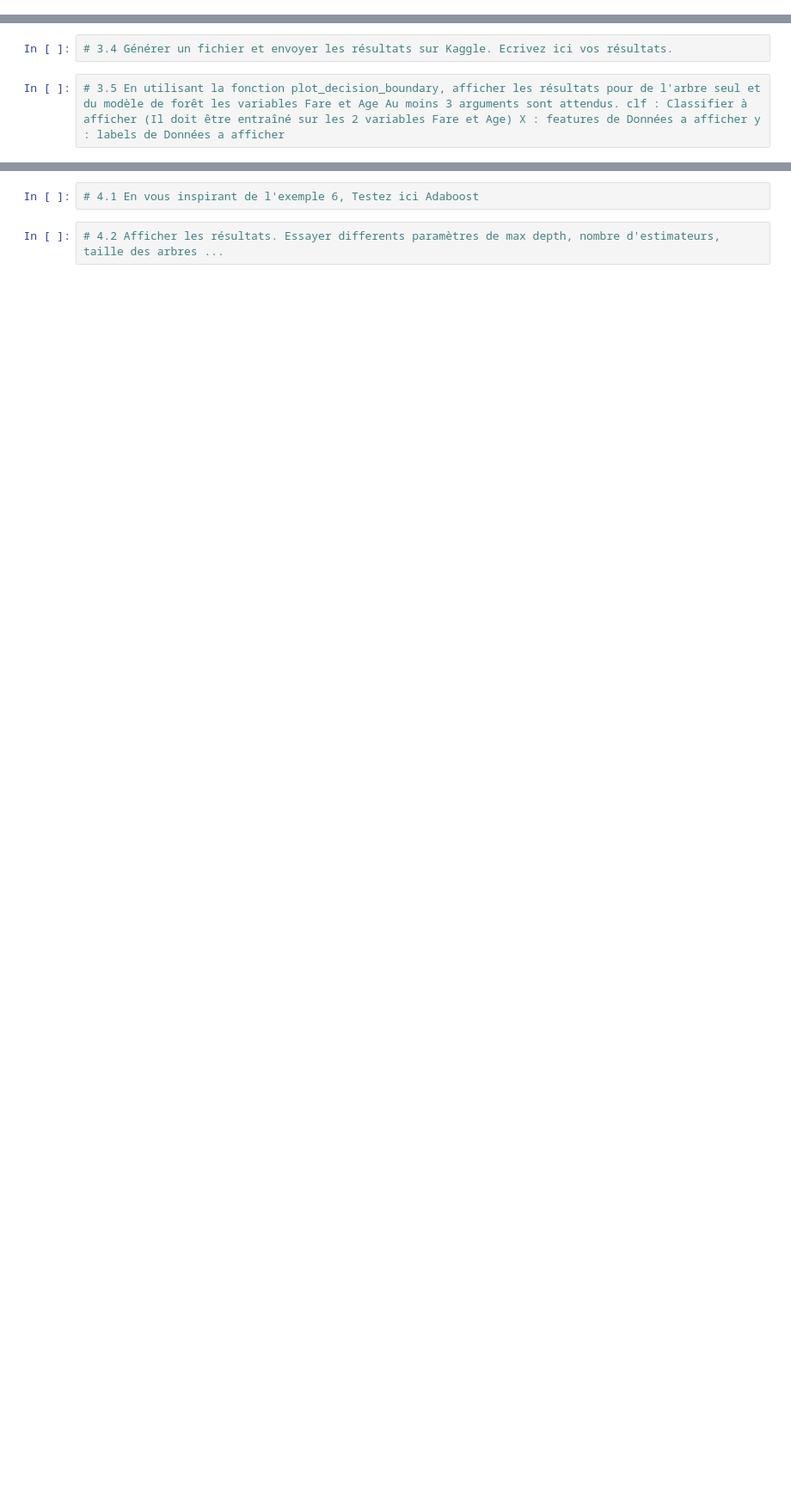
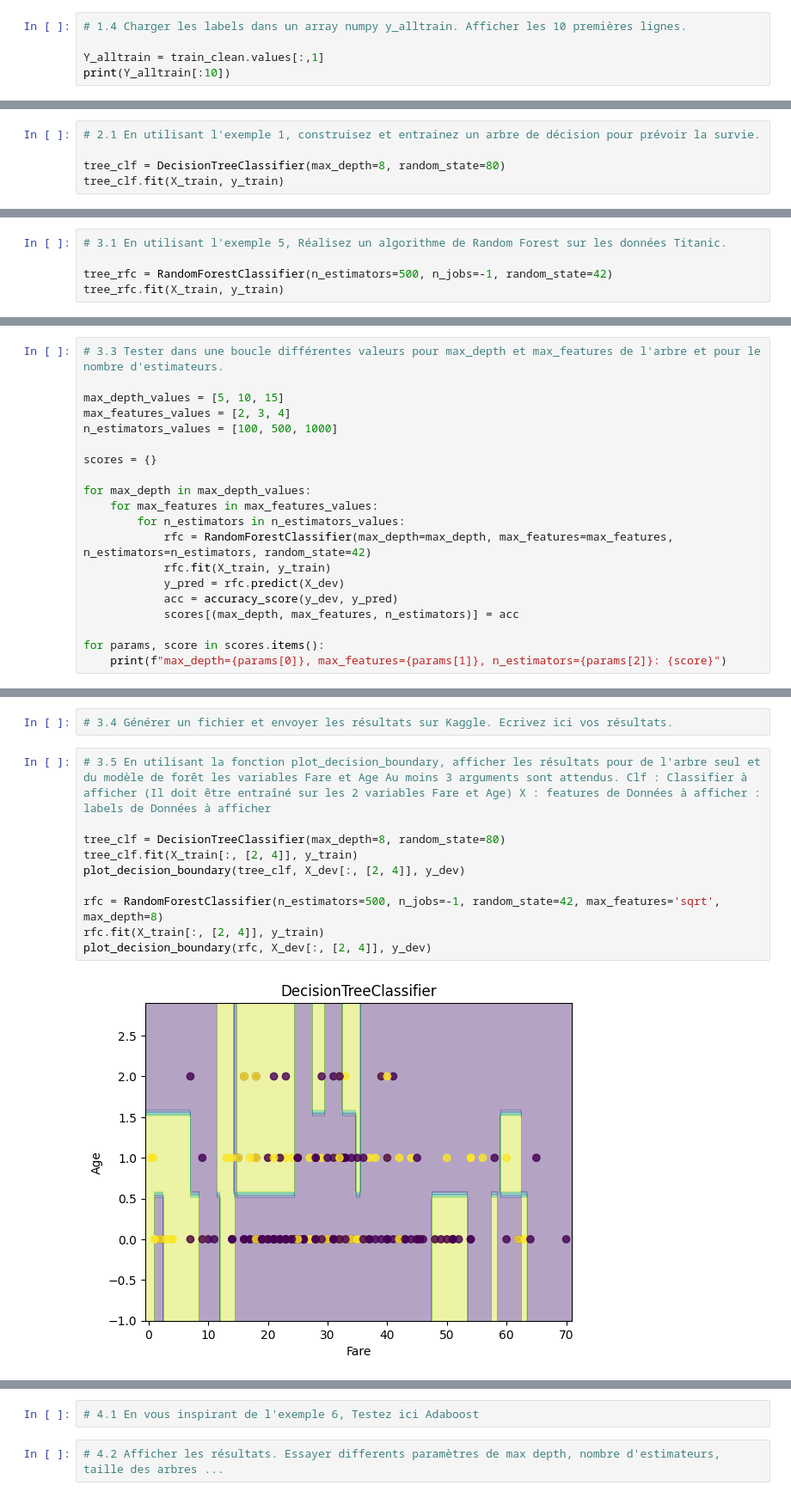
Before and after one commit to gabgabb/IA, a Jupyter notebook: machineLearning/TP2/FILIOT_Gabriel_tp2_MachineLearning.ipynb, the cells around one changed output, grey strips where cells are left out. Shown at 86% size. Cells and saved outputs as stored; diff of their text form; blank space fills up the shorter version.

```diff
--- a/machineLearning/TP2/FILIOT_Gabriel_tp2_MachineLearning.ipynb
+++ b/machineLearning/TP2/FILIOT_Gabriel_tp2_MachineLearning.ipynb
@@ -247,0 +311,5 @@ RandomForestClassifier(n_estimators=500, n_jobs=-1, random_state=42)
+# %%
+# 1.4 Charger les labels dans un array numpy y_alltrain. Afficher les 10 premières lignes.
+
+Y_alltrain = train_clean.values[:,1]
+print(Y_alltrain[:10])
@@ -247,0 +407,5 @@ RandomForestClassifier(n_estimators=500, n_jobs=-1, random_state=42)
+# %%
+# 2.1 En utilisant l'exemple 1, construisez et entrainez un arbre de décision pour prévoir la survie.
+
+tree_clf = DecisionTreeClassifier(max_depth=8, random_state=80)
+tree_clf.fit(X_train, y_train)
@@ -247,0 +446,5 @@ RandomForestClassifier(n_estimators=500, n_jobs=-1, random_state=42)
+# %%
+# 3.1 En utilisant l'exemple 5, Réalisez un algorithme de Random Forest sur les données Titanic.
+
+tree_rfc = RandomForestClassifier(n_estimators=500, n_jobs=-1, random_state=42)
+tree_rfc.fit(X_train, y_train)
@@ -247,0 +459,20 @@ RandomForestClassifier(n_estimators=500, n_jobs=-1, random_state=42)
+# %%
+# 3.3 Tester dans une boucle différentes valeurs pour max_depth et max_features de l'arbre et pour le nombre d'estimateurs.
+
+max_depth_values = [5, 10, 15]
+max_features_values = [2, 3, 4]
+n_estimators_values = [100, 500, 1000]
+
+scores = {}
+
+for max_depth in max_depth_values:
+    for max_features in max_features_values:
+        for n_estimators in n_estimators_values:
+            rfc = RandomForestClassifier(max_depth=max_depth, max_features=max_features, n_estimators=n_estimators, random_state=42)
+            rfc.fit(X_train, y_train)
+            y_pred = rfc.predict(X_dev)
+            acc = accuracy_score(y_dev, y_pred)
+            scores[(max_depth, max_features, n_estimators)] = acc
+
+for params, score in scores.items():
+    print(f"max_depth={params[0]}, max_features={params[1]}, n_estimators={params[2]}: {score}")
@@ -248,4 +497,14 @@ RandomForestClassifier(n_estimators=500, n_jobs=-1, random_state=42)
 # %%
 # 3.4 Générer un fichier et envoyer les résultats sur Kaggle. Ecrivez ici vos résultats.
 # %%
-# 3.5 En utilisant la fonction plot_decision_boundary, afficher les résultats pour de l'arbre seul et du modèle de forêt les variables Fare et Age Au moins 3 arguments sont attendus. clf : Classifier à afficher (Il doit être entraîné sur les 2 variables Fare et Age) X : features de Données a afficher y : labels de Données a afficher
+# 3.5 En utilisant la fonction plot_decision_boundary, afficher les résultats pour de l'arbre seul et du modèle de forêt les variables Fare et Age Au moins 3 arguments sont attendus. Clf : Classifier à afficher (Il doit être entraîné sur les 2 variables Fare et Age) X : features de Données à afficher : labels de Données à afficher
+
+tree_clf = DecisionTreeClassifier(max_depth=8, random_state=80)
+tree_clf.fit(X_train[:, [2, 4]], y_train)
+plot_decision_boundary(tree_clf, X_dev[:, [2, 4]], y_dev)
+
+rfc = RandomForestClassifier(n_estimators=500, n_jobs=-1, random_state=42, max_features='sqrt', max_depth=8)
+rfc.fit(X_train[:, [2, 4]], y_train)
+plot_decision_boundary(rfc, X_dev[:, [2, 4]], y_dev)
+# %% [output]
+[figure, added]
```
Also changed, not shown: parts of 24 cells of this notebook.
